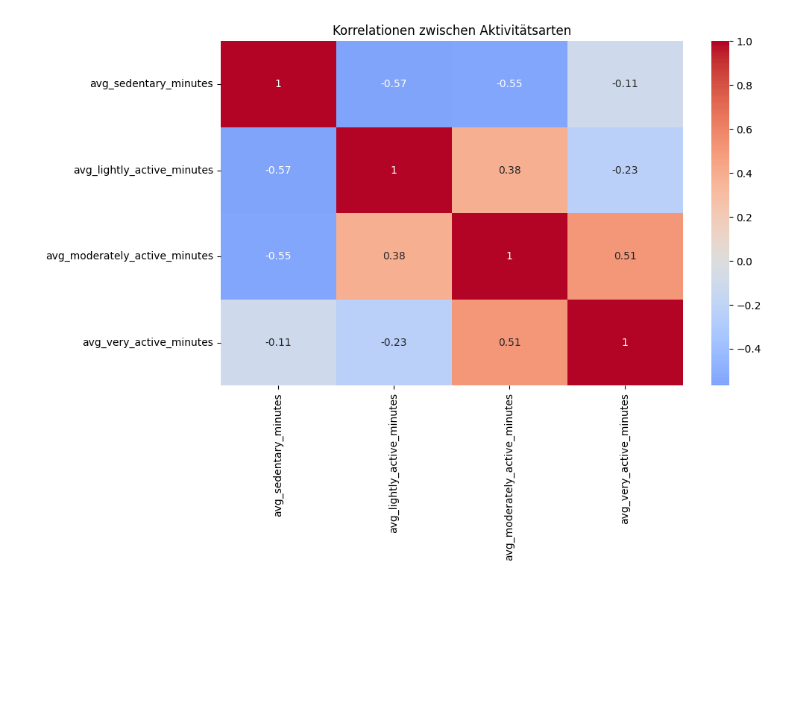
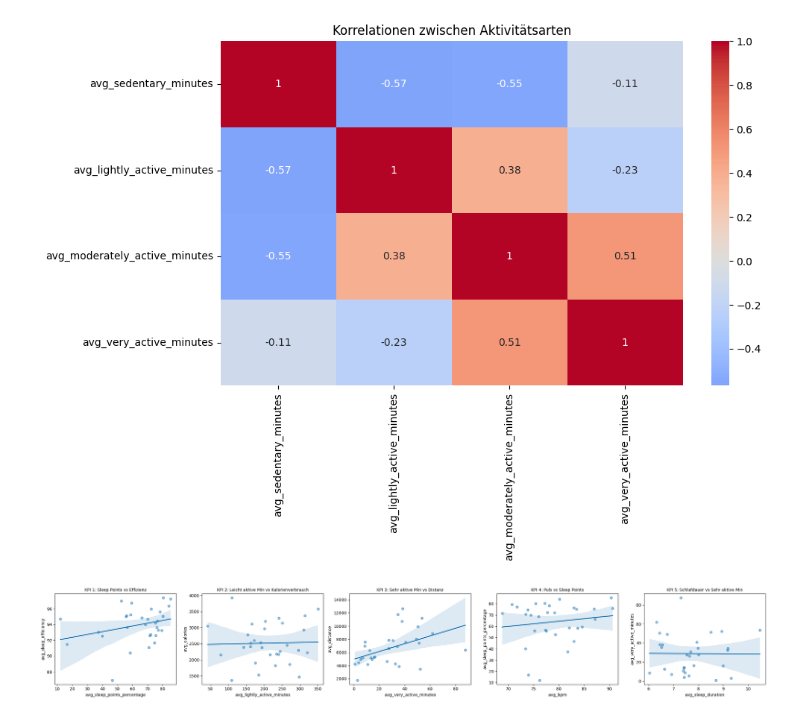
Before and after one commit to heikgrace/healthy-group-one, a Jupyter notebook: heiko_fitbit_analysis.ipynb, the cells around one changed output. Cells and saved outputs as stored; diff of their text form; code cells hidden in the pictures; blank space fills up the shorter version.

Commit message:
added plots to fitbit analysis

```diff
--- a/heiko_fitbit_analysis.ipynb
+++ b/heiko_fitbit_analysis.ipynb
@@ -142,3 +142,27 @@ plt.title("Korrelationen zwischen Aktivitätsarten")
 plt.show()
 # %% [output]
 [figure]
+# %%
+
+# Liste der KPIs mit Variablenpaaren und Text
+kpis = [
+    ("avg_sleep_points_percentage", "avg_sleep_efficiency", "KPI 1: Sleep Points vs Effizienz"),
+    ("avg_lightly_active_minutes", "avg_calories", "KPI 2: Leicht aktive Min vs Kalorienverbrauch"),
+    ("avg_very_active_minutes", "avg_distance", "KPI 3: Sehr aktive Min vs Distanz"),
+    ("avg_bpm", "avg_sleep_points_percentage", "KPI 4: Puls vs Sleep Points"),
+    ("avg_sleep_duration", "avg_very_active_minutes", "KPI 5: Schlafdauer vs Sehr aktive Min")
+]
+
+# Plot-Setup
+fig, axes = plt.subplots(1, 5, figsize=(25, 4))
+
+for ax, (x_var, y_var, title) in zip(axes, kpis):
+    sns.regplot(data=df_fitbit, x=x_var, y=y_var, ax=ax, scatter_kws={'alpha':0.5})
+    ax.set_title(title, fontsize=10)
+    ax.set_xlabel(x_var)
+    ax.set_ylabel(y_var)
+
+plt.tight_layout()
+plt.show()
+# %% [output]
+[figure, added]
```
Also changed, not shown: parts of 3 cells of this notebook.
